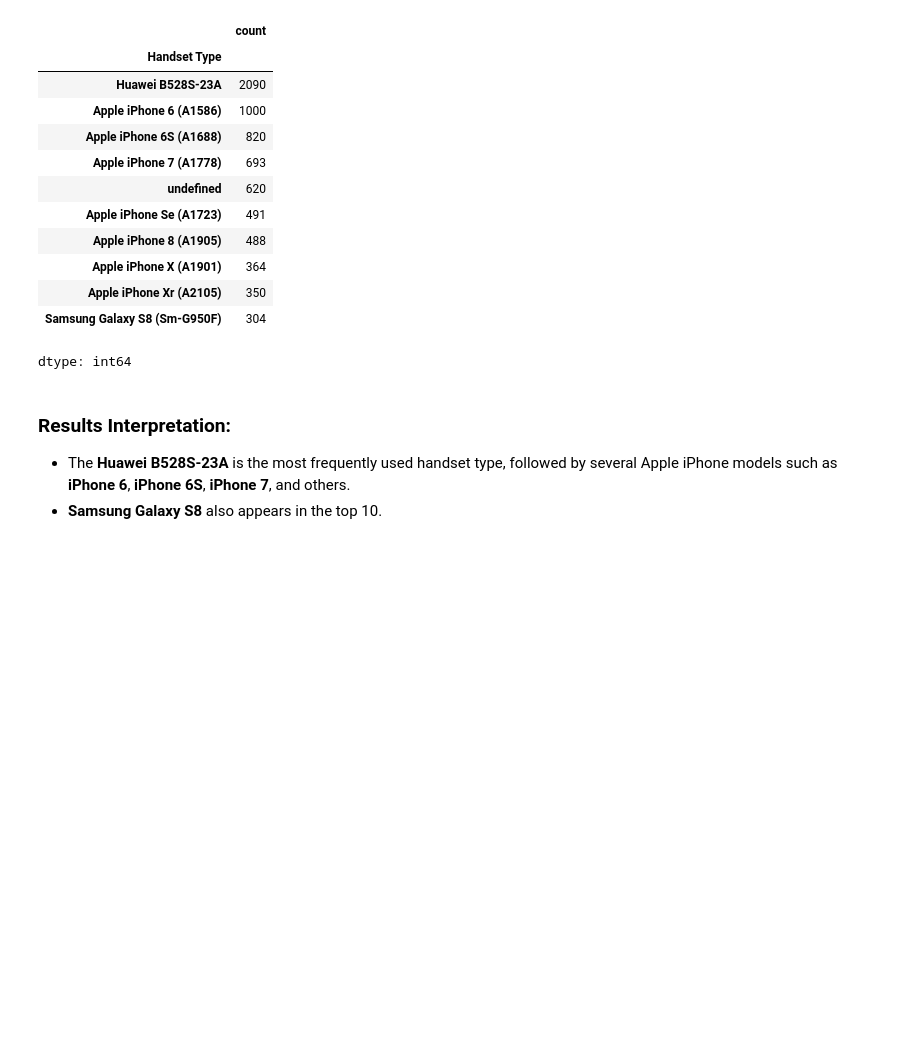
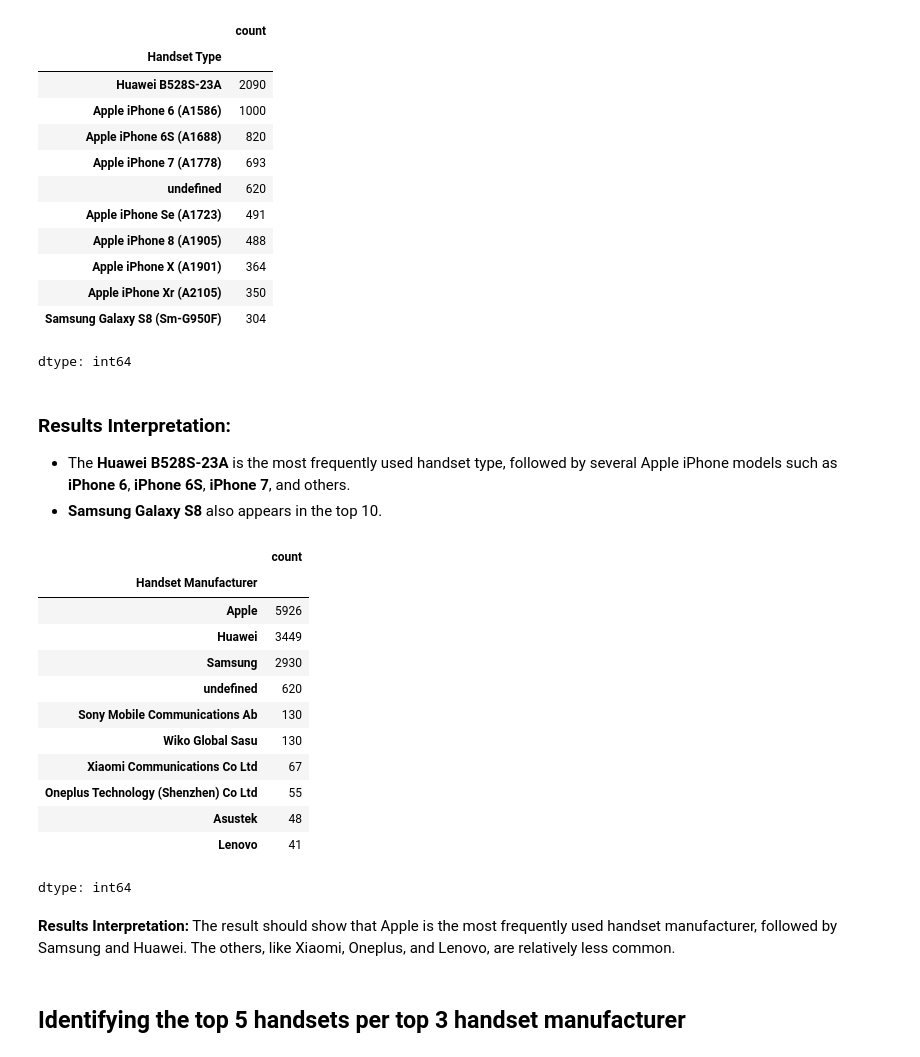
Before and after one commit to wendirad/weekTwo, a Jupyter notebook: notebooks/task_1.ipynb, the cells around one changed output. Drawn from its saved outputs; the diff is of its cells as text; code cells hidden in the pictures; blank space fills up the shorter version.

Commit message:
(feat) interpretation and recommendation to marketing teams

```diff
--- a/notebooks/task_1.ipynb
+++ b/notebooks/task_1.ipynb
@@ -82,3 +82,27 @@ dtype: int64
 ### Results Interpretation:
 - The **Huawei B528S-23A** is the most frequently used handset type, followed by several Apple iPhone models such as **iPhone 6**, **iPhone 6S**, **iPhone 7**, and others.
 - **Samsung Galaxy S8** also appears in the top 10.
+# %%
+# Top handsets Manufacturer
+top_handsets_Manufacturer = data['Handset Manufacturer'].value_counts().head(10)
+# %%
+top_handsets_Manufacturer
+# %% [output]
+|  | count |
+| Handset Manufacturer |  |
+| Apple | 5926 |
+| Huawei | 3449 |
+| Samsung | 2930 |
+| undefined | 620 |
+| Sony Mobile Communications Ab | 130 |
+| Wiko Global Sasu | 130 |
+| Xiaomi Communications Co Ltd | 67 |
+| Oneplus Technology (Shenzhen) Co Ltd | 55 |
+| Asustek | 48 |
+| Lenovo | 41 |
+dtype: int64
+# %% [markdown]
+**Results Interpretation:**
+The result should show that Apple is the most frequently used handset manufacturer, followed by Samsung and Huawei. The others, like Xiaomi, Oneplus, and Lenovo, are relatively less common.
+# %% [markdown]
+## Identifying the top 5 handsets per top 3 handset manufacturer
```
Also changed, not shown: parts of 6 cells of this notebook.
